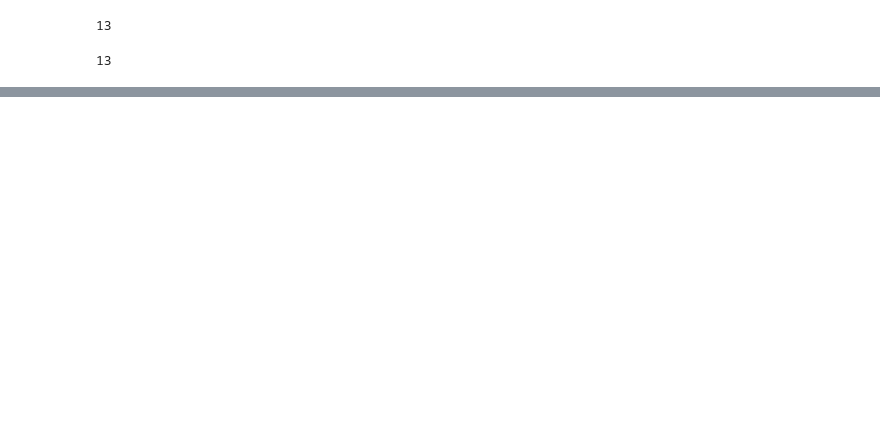
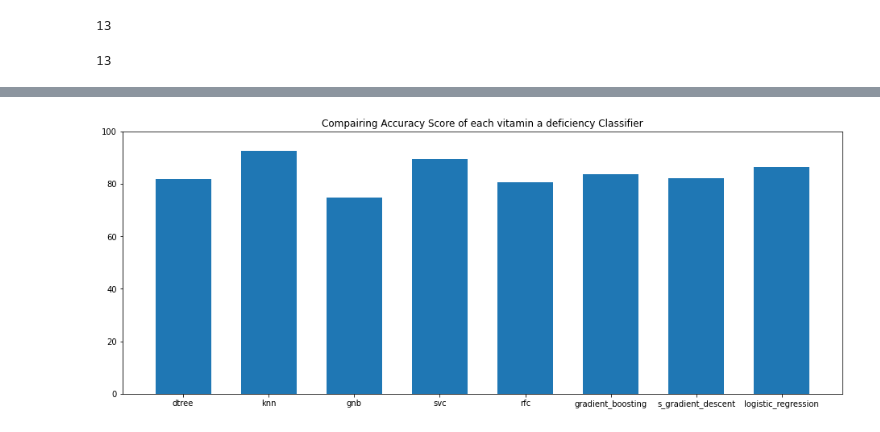
Before and after one commit to a3darekar/digital_immunization_registry, a Jupyter notebook: ml_models/WHO data analytics.ipynb, the cells around one changed output, grey strips where cells are left out. Cells and saved outputs as stored; diff of their text form; code cells hidden in the pictures; blank space fills up the shorter version.

```diff
--- a/ml_models/WHO data analytics.ipynb
+++ b/ml_models/WHO data analytics.ipynb
@@ -421,0 +483,7 @@ gnb_y_bact_rate.score(X_test_bact_rate, y_test_bact_rate)*100
+# %%
+from sklearn.ensemble import RandomForestClassifier
+
+rfc = RandomForestClassifier().fit(X_train, y_train)
+
+rfc.score(X_test, y_test)*100
+vitamin_accuracies['rfc'] = rfc.score(X_test, y_test)*100
@@ -422,7 +527,6 @@ gnb_y_bact_rate.score(X_test_bact_rate, y_test_bact_rate)*100
 # %%
-from sklearn.svm import SVC
+from sklearn.linear_model import SGDClassifier
 
-svc = SVC()
-svc.fit(X_train, y_train)
+sdg = SGDClassifier().fit(X_train, y_train)
 
-svc.score(X_test, y_test)*100
+vitamin_accuracies['s_gradient_descent'] = sdg.score(X_test, y_test)*100
@@ -438,6 +539,5 @@ svc.score(X_test_bact_rate, y_test_bact_rate)*100
 # %%
-from sklearn.ensemble import RandomForestClassifier
+from sklearn.linear_model import LogisticRegression
 
-rfc = RandomForestClassifier().fit(X_train, y_train)
-
-rfc.score(X_test, y_test)*100
+clf = LogisticRegression(random_state=0).fit(X_train, y_train)
+vitamin_accuracies['logistic_regression'] = clf.score(X_test, y_test)*100
@@ -518,3 +565,11 @@ clf_y_bact_rate.score(X_test_bact_rate, y_test_bact_rate)*100
+# %%
+plt.figure(figsize=(16, 6))
+plt.bar(list(vitamin_accuracies.keys()), vitamin_accuracies.values(), 0.65, align='center')
+plt.ylim(0, 100)
+plt.title("Compairing Accuracy Score of each vitamin a deficiency Classifier")
+plt.show()
+# %% [output]
+[figure, added]
 # %%
 import pickle
 bacterial_rate = 'bacterial_rate_model.save'
```
Also changed, not shown: parts of 41 cells of this notebook, 5 other files.
